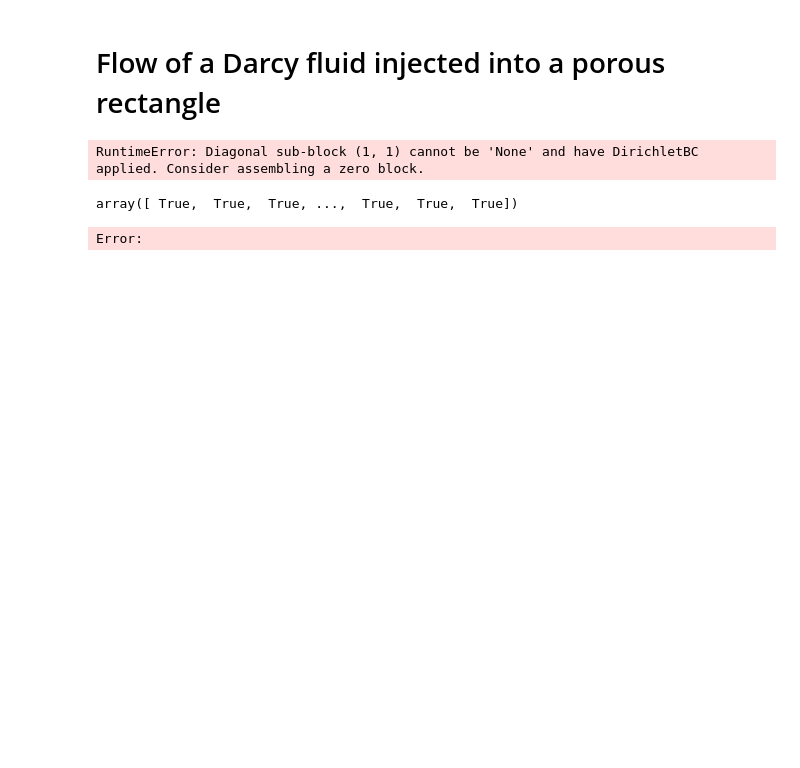
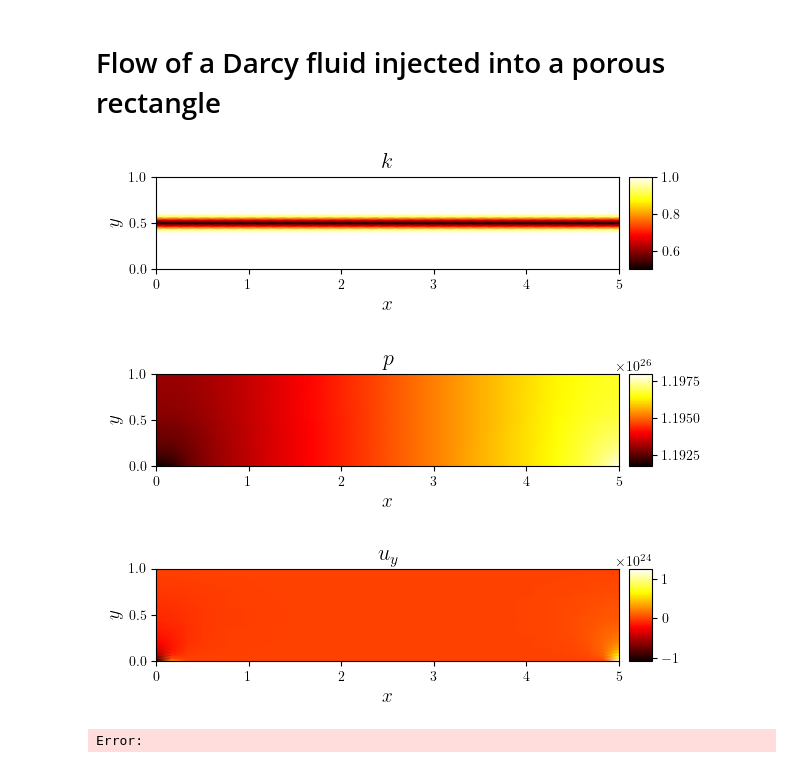
Before and after one commit to george-poole/LUCiFEx, a Jupyter notebook: demo/P3_fluids/F14_darcy_injected.ipynb, the cells around one changed output. Drawn from its saved outputs; the diff is of its cells as text; code cells hidden in the pictures; blank space fills up the shorter version.

```diff
--- a/demo/P3_fluids/F14_darcy_injected.ipynb
+++ b/demo/P3_fluids/F14_darcy_injected.ipynb
@@ -88,13 +95,7 @@ up_blocked_solver = bvp(darcy, bcs=u_bcs, petsc=petsc)(
 # %%
 up_mixed_solver.solve()
-up_blocked_solver.solve()
+# up_blocked_solver.solve()
+
+uMixed, pMixed = up_mixed.split(collapse=True)
+uxMixed, uyMixed = extract_component_functions(('P', 1), uMixed)
+# uBlocked, pBlocked = up_blocked.split(collapse=True)
-# %% [output]
-RuntimeError: Diagonal sub-block (1, 1) cannot be 'None' and have DirichletBC applied. Consider assembling a zero block.
-# %%
-np.isclose(
-    up_blocked_solver.solution.x.array,
-    up_mixed_solver.solution.x.array,
-)
-# %% [output]
-array([ True,  True,  True, ...,  True,  True,  True])
-Error:
@@ -107,0 +102,11 @@ up.function_space.num_sub_spaces
+# %%
+fig, ax = plot_colormap(k, title='$k$', x_label='$x$', y_label='$y$')
+fig, ax = plot_colormap(pMixed, title='$p$', x_label='$x$', y_label='$y$')
+fig, ax = plot_colormap(uyMixed, title='$u_y$', x_label='$x$', y_label='$y$')
+
+# fig, ax = plot_colormap(pBlocked, title='$p$', x_label='$x$', y_label='$y$')
+# %% [output]
+[figure, added]
+[figure, added]
+[figure, added]
+Error:
```
Also changed, not shown: parts of 4 cells of this notebook, 6 other files.
